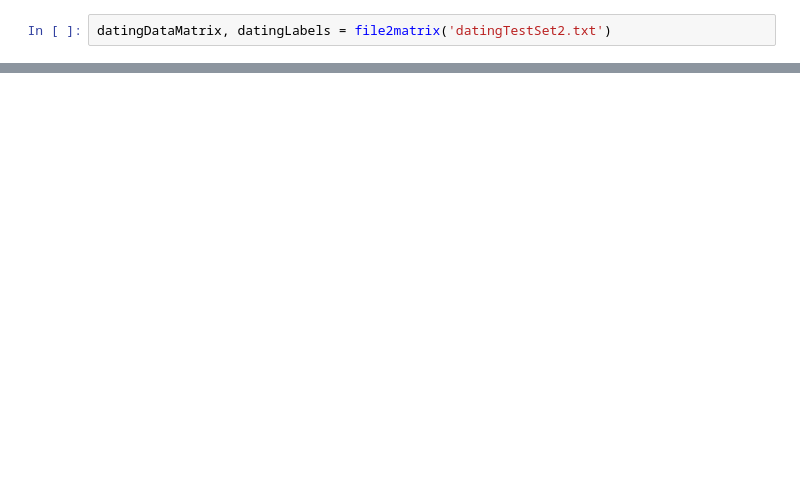
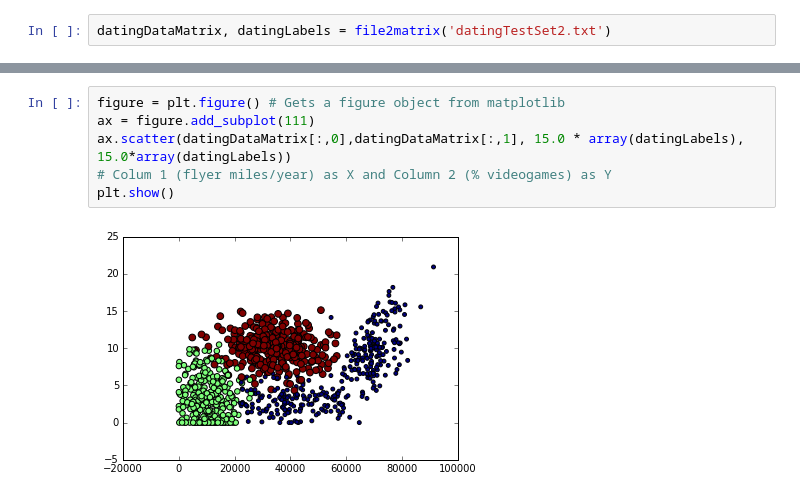
Before and after one commit to juanmadlg/dl-test-notebooks, a Jupyter notebook: Machine Learning - kNN - Improving matches from a dating site with kNN.ipynb, the cells around one changed output, grey strips where cells are left out. Cells and saved outputs as stored; diff of their text form; blank space fills up the shorter version.

```diff
--- a/Machine Learning - kNN - Improving matches from a dating site with kNN.ipynb
+++ b/Machine Learning - kNN - Improving matches from a dating site with kNN.ipynb
@@ -41,0 +65,8 @@ plt.show()
+# %%
+figure = plt.figure() # Gets a figure object from matplotlib
+ax = figure.add_subplot(111)
+ax.scatter(datingDataMatrix[:,0],datingDataMatrix[:,1], 15.0 * array(datingLabels), 15.0*array(datingLabels))
+# Colum 1 (flyer miles/year) as X and Column 2 (% videogames) as Y
+plt.show()
+# %% [output]
+[figure, added]
```
Also changed, not shown: parts of 6 cells of this notebook.
